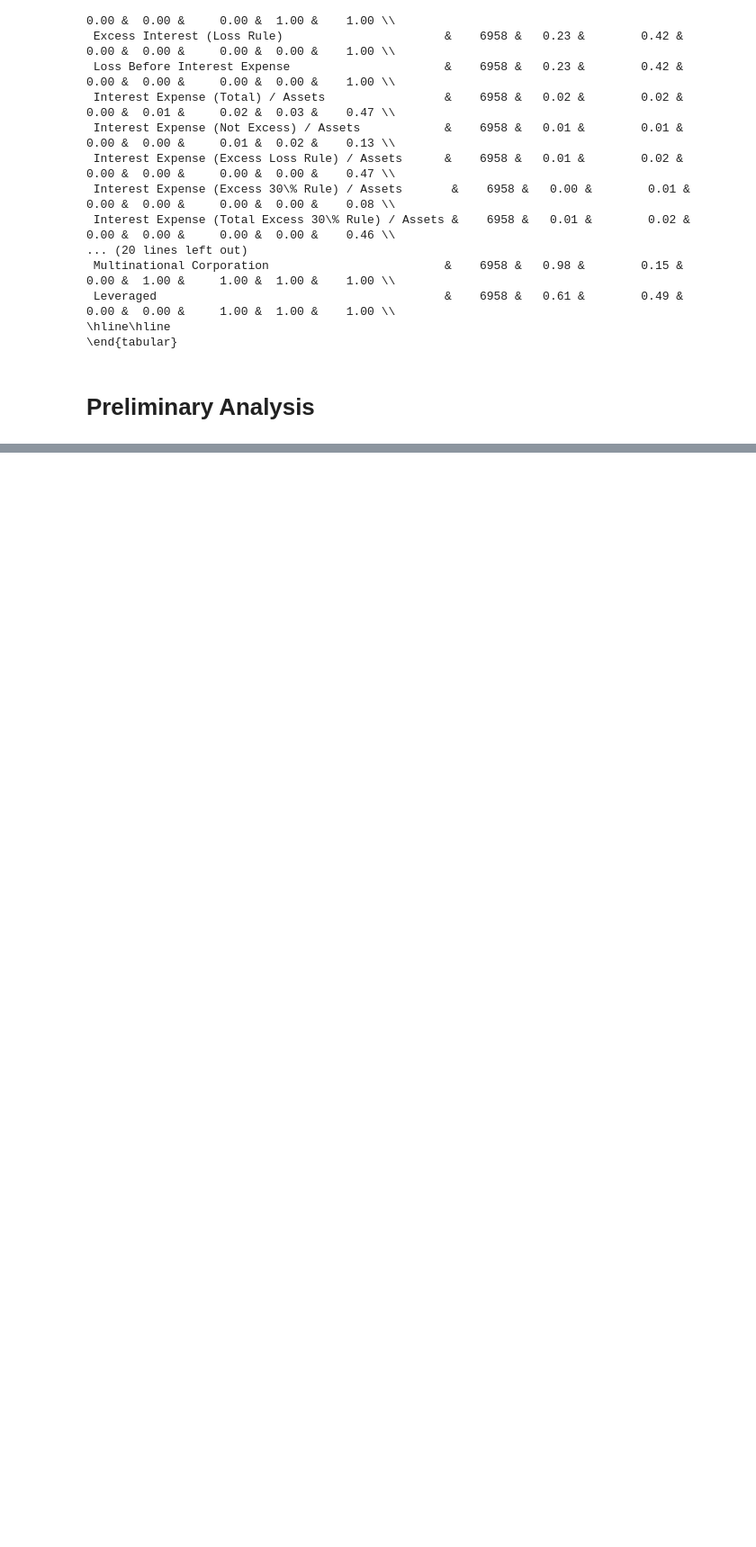
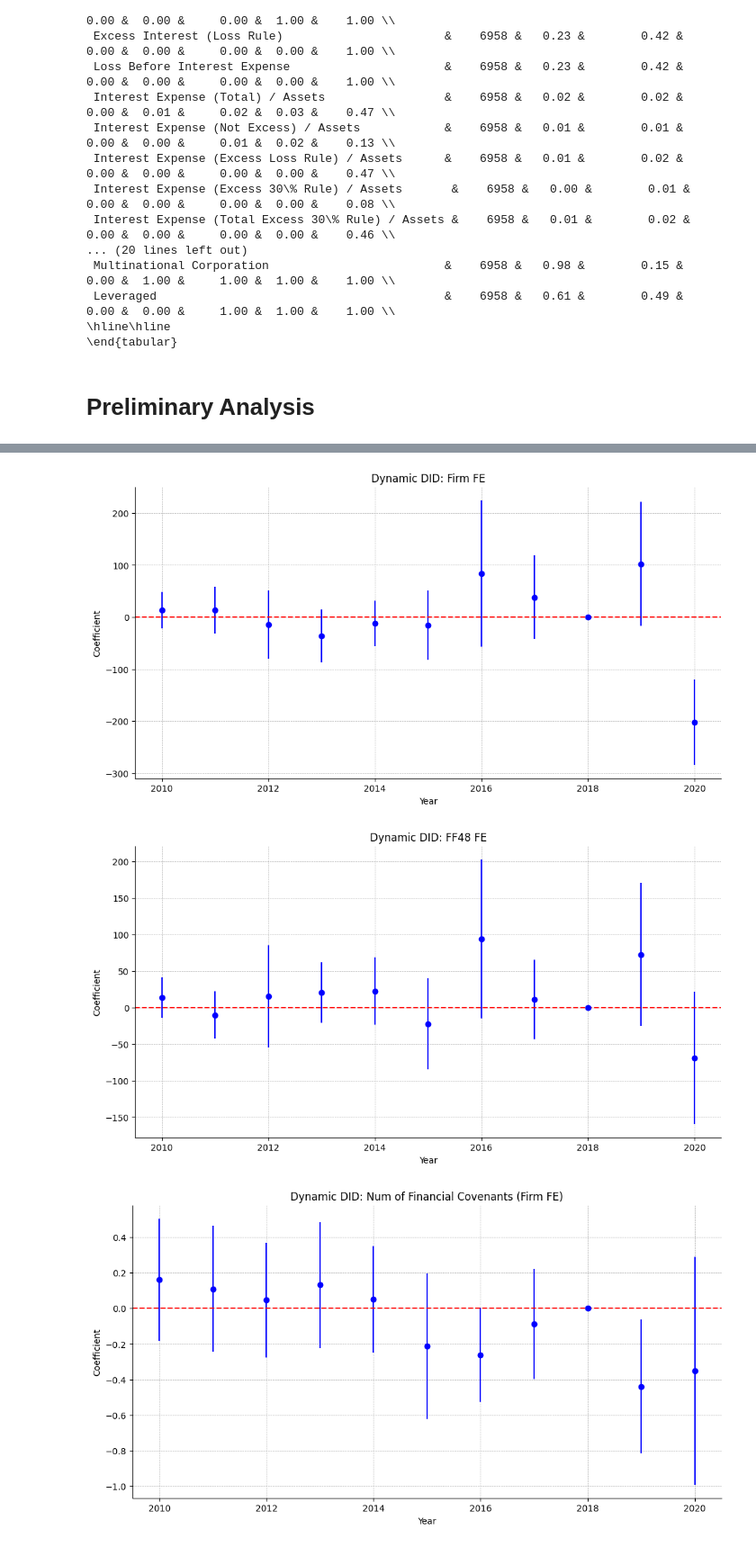
Before and after one commit to zirui-song/interest-deductibility-and-debt-contracting, a Jupyter notebook: Dealscan_Analysis.ipynb, the cells around one changed output, grey strips where cells are left out. Shown at 90% size. Cells and saved outputs as stored; diff of their text form; code cells hidden in the pictures; blank space fills up the shorter version.

```diff
--- a/Dealscan_Analysis.ipynb
+++ b/Dealscan_Analysis.ipynb
@@ -1359,0 +1375,32 @@ plot_dynamic_did('margin_did_dynamic_ff48')
+# %%
+plot_dynamic_did('margin_did_dynamic_gvkey', 'Dynamic DID: Firm FE')
+# save the plot as a .png file to the overleaf directory
+plt.savefig(f'{overleaf_dir}/Figures/margin_did_dynamic_gvkey.png')
+plot_dynamic_did('margin_did_dynamic_ff48', 'Dynamic DID: FF48 FE')
+# save the plot as a .png file to the overleaf directory
+plt.savefig(f'{overleaf_dir}/Figures/margin_did_dynamic_ff48.png')
+
+plot_dynamic_did('num_fin_cov_did_dynamic_gvkey', 'Dynamic DID: Num of Financial Covenants (Firm FE)')
+# save the plot as a .png file to the overleaf directory
+plt.savefig(f'{overleaf_dir}/Figures/num_fin_cov_did_dynamic_gvkey.png')
+plot_dynamic_did('num_fin_cov_did_dynamic_ff48', 'Dynamic DID: Num of Financial Covenants (FF48 FE)')
+# save the plot as a .png file to the overleaf directory
+plt.savefig(f'{overleaf_dir}/Figures/num_fin_cov_did_dynamic_ff48.png')
+
+plot_dynamic_did('perf_pricing_dummy_did_dynamic_gvkey', 'Dynamic DID: Performance Pricing (Firm FE)')
+# save the plot as a .png file to the overleaf directory
+plt.savefig(f'{overleaf_dir}/Figures/perf_pricing_dummy_did_dynamic_gvkey.png')
+plot_dynamic_did('perf_pricing_dummy_did_dynamic_ff48', 'Dynamic DID: Performance Pricing (FF48 FE)')
+# save the plot as a .png file to the overleaf directory
+plt.savefig(f'{overleaf_dir}/Figures/perf_pricing_dummy_did_dynamic_ff48.png')
+
+plot_dynamic_did('sweep_dummy_did_dynamic_gvkey', 'Dynamic DID: Sweep (Firm FE)')
+# save the plot as a .png file to the overleaf directory
+plt.savefig(f'{overleaf_dir}/Figures/sweep_dummy_did_dynamic_gvkey.png')
+plot_dynamic_did('sweep_dummy_did_dynamic_ff48', 'Dynamic DID: Sweep (FF48 FE)')
+# save the plot as a .png file to the overleaf directory
+plt.savefig(f'{overleaf_dir}/Figures/sweep_dummy_did_dynamic_ff48.png')
+# %% [output]
+[figure, added]
+[figure, added]
+[figure, added]
```
Also changed, not shown: parts of 9 cells of this notebook.
